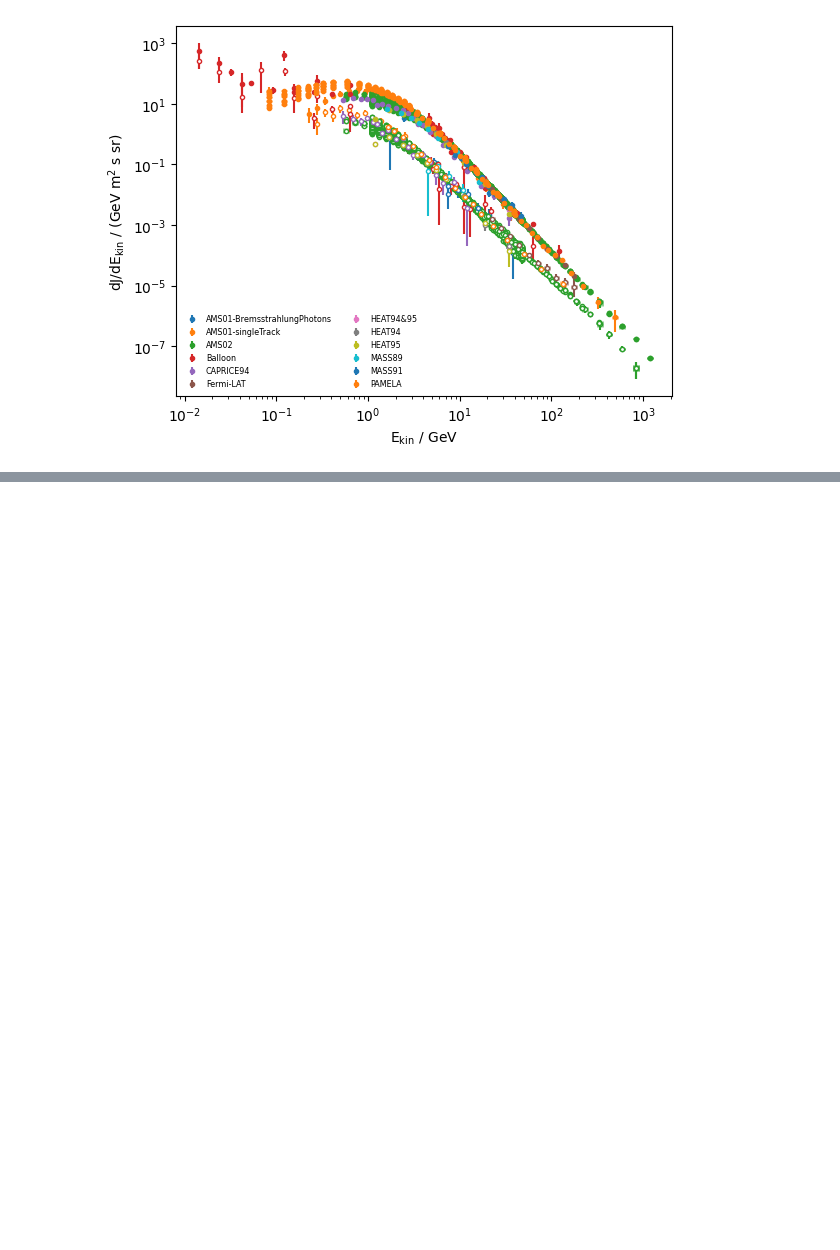
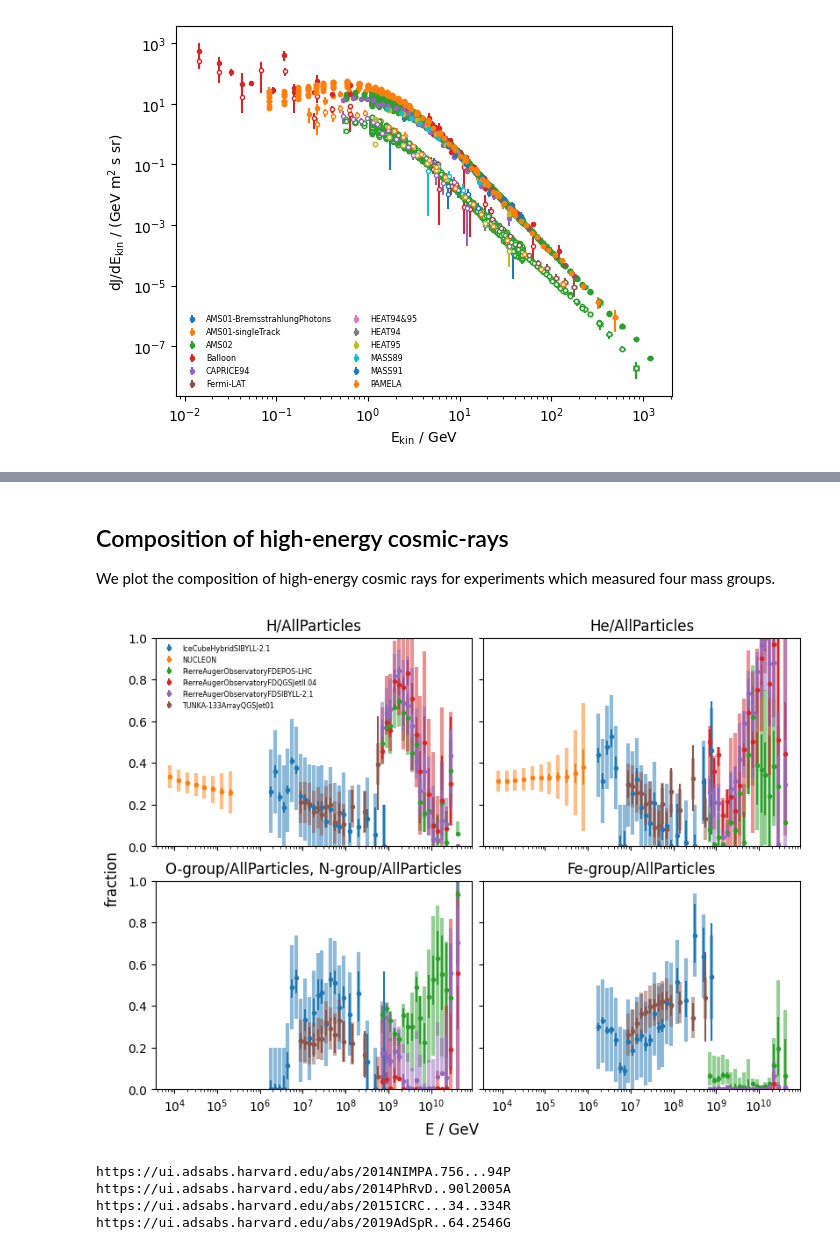
Before and after one commit to crdb-project/tutorial, a Jupyter notebook: gallery.ipynb, the cells around one changed output, grey strips where cells are left out. Drawn from its saved outputs; the diff is of its cells as text; code cells hidden in the pictures; blank space fills up the shorter version.

```diff
--- a/gallery.ipynb
+++ b/gallery.ipynb
@@ -167,0 +205,47 @@ plt.loglog();
+# %% [markdown]
+## Composition of high-energy cosmic-rays
+
+We plot the composition of high-energy cosmic rays for experiments which measured four mass groups.
+# %%
+ratios = ("H/AllParticles", "He/AllParticles", "O-group/AllParticles", "N-group/AllParticles", "Fe-group/AllParticles")
+
+tab = crdb.query(ratios, energy_type="ETOT", energy_convert_level=1)
+tab = np.sort(tab, order=("e_mean",))
+
+fig, ax = plt.subplots(2, 2, figsize=(8, 6), sharex=True, sharey=True, constrained_layout=True)
+
+ratios = ("H/AllParticles", "He/AllParticles", ("O-group/AllParticles", "N-group/AllParticles"), "Fe-group/AllParticles")
+
+for axi, ratio in zip(ax.flat, ratios):
+    plt.sca(axi)
+    if isinstance(ratio, tuple):
+        ma = False
+        for r in ratio:
+            ma |= tab["quantity"] == r
+    else:
+        ma = tab["quantity"] == ratio
+    for iexp, (exp, ma2) in enumerate(crdb.experiment_masks(tab).items()):
+        t = tab[ma & ma2]
+        plt.errorbar(t["e_mean"], t["value"],
+                     (t["err_stat_minus"], t["err_stat_plus"]),
+                     fmt=".", color=f"C{iexp}", label=exp)
+        plt.errorbar(t["e_mean"], t["value"],
+                     (t["err_sys_minus"], t["err_sys_plus"]),
+                     fmt="none", color=f"C{iexp}", lw=3, alpha=0.5)
+    plt.title(ratio if isinstance(ratio, str) else ", ".join(ratio))
+
+ax[0,0].legend(fontsize="xx-small", frameon=False)
+fig.supxlabel("E / GeV")
+fig.supylabel("fraction")
+plt.ylim(0, 1)
+plt.semilogx();
+# %% [output]
+[figure, added]
+# %%
+for url in crdb.reference_urls(tab):
+    print(url)
+# %% [output]
+https://ui.adsabs.harvard.edu/abs/2014NIMPA.756...94P
+https://ui.adsabs.harvard.edu/abs/2014PhRvD..90l2005A
+https://ui.adsabs.harvard.edu/abs/2015ICRC...34..334R
+https://ui.adsabs.harvard.edu/abs/2019AdSpR..64.2546G
```
Also changed, not shown: parts of 10 cells of this notebook.
